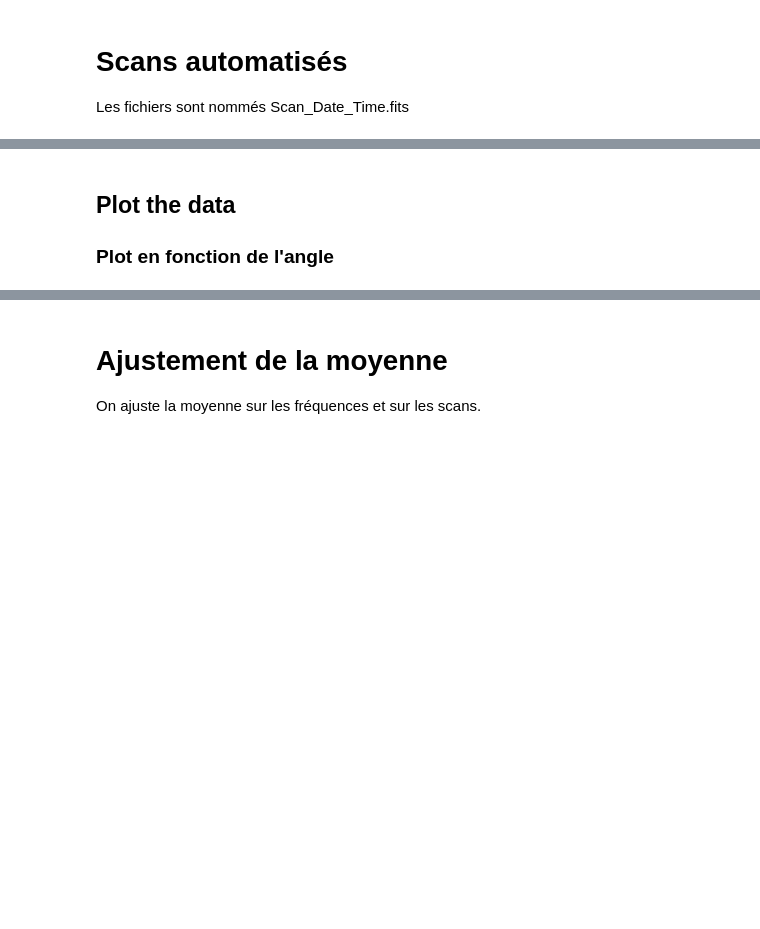
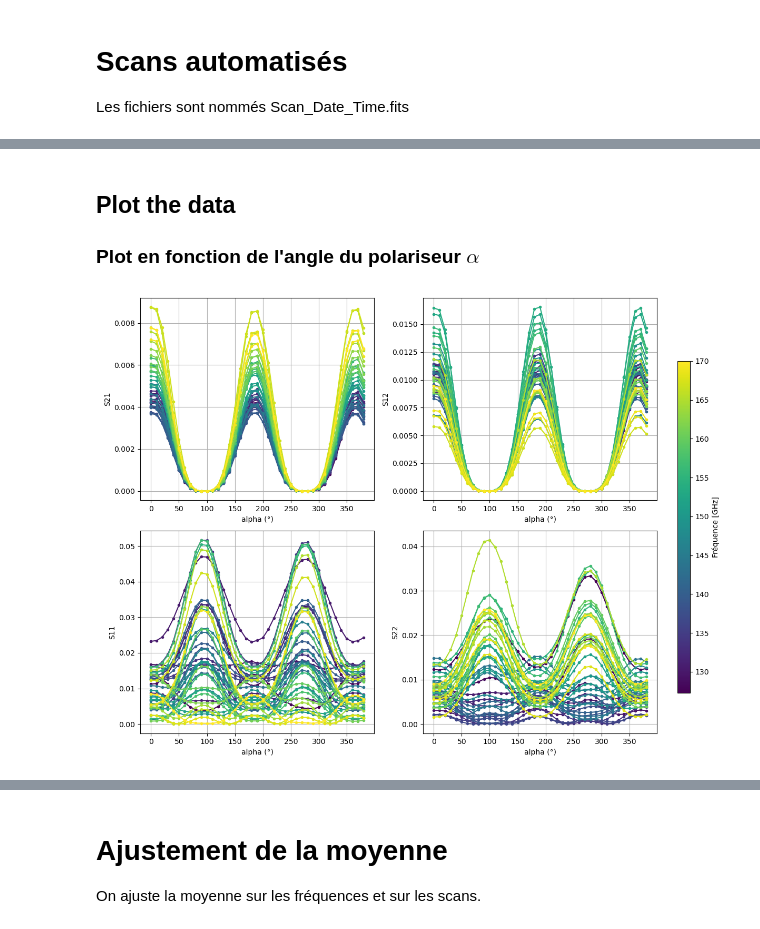
Before and after one commit to mousset/COSMOCal, a Jupyter notebook: Analyse_Scan_polariseur.ipynb, the cells around one changed output, grey strips where cells are left out. Drawn from its saved outputs; the diff is of its cells as text; code cells hidden in the pictures; blank space fills up the shorter version.

```diff
--- a/Analyse_Scan_polariseur.ipynb
+++ b/Analyse_Scan_polariseur.ipynb
@@ -53,13 +94,17 @@ print(thetaR)
 # %%
-hdul.info()  # View structure
-freq_samples = hdul[0].data *1e-9  # Access frequency samples
-mag = hdul[1].data  # Access magnitude
-phi = hdul[2].data  # Access phase
+freq_samples = hdul[0].data *1e-9  # Access frequency samples [GHz]
+mag = hdul[1].data  # Access magnitude [dB]
+phi = hdul[2].data  # Access phase [deg]
 
-# mag = hdul[0].data  # Access magnitude
-# phi = hdul[1].data  # Access phase
+fstart_ind = np.argwhere(freq_samples > 127)[0][0]
+print(f"First frequency sample above 127 GHz is at index {fstart_ind}, corresponding to {freq_samples[fstart_ind]:.2f} GHz")
+
+### For the first scans, magnitude and phase were in the first two extensions, the frequency samples were not saved
+# mag = hdul[0].data  # Access magnitude [dB]
+# phi = hdul[1].data  # Access phase [deg]
 
 print(mag.shape)  # Check shape of magnitude data [(nstep, nS, points)]
 
+### Convert magnitude from dB to linear scale
 mag_lin = 10**(mag/10)
 print(freq_samples)
@@ -66,53 +126,61 @@ print(freq_samples)
 # %% [markdown]
 ## Plot the data
 
-### Plot en fonction de l'angle
+### Plot en fonction de l'angle du polariseur $\alpha$
 # %%
-### Plot chaque fréquence
+### Plot plusieurs fréquences
+#freqs = [0,2, 3, 10, 15, 20, 30, 40]
 
-freqs = [0,2, 3, 10, 15, 20, 30, 40]
-freqs = np.arange(10,60)
+freqs = np.arange(fstart_ind, 60)
 
 nf = len(freqs)
 tt = np.arange(0, 380)
-colors, norm, cmap = dml.get_colors(nf, cmap_name='viridis', vmin=0, vmax=nf-1)
-fig, ax = plt.subplots(2, 2, figsize=(8, 8))
+
+# Utiliser les vraies valeurs de fréquence pour la normalisation
+freq_values = freq_samples[freqs]
+norm = Normalize(vmin=freq_values.min(), vmax=freq_values.max())
+cmap = plt.cm.get_cmap('viridis')
+
+fig, ax = plt.subplots(2, 2, figsize=(12, 9))
 ax = ax.ravel()
 for i, f in enumerate(freqs):
-    ax[0].plot(alpha, mag_lin[:, 0, f], '.-', color=colors[i]) # S21
-    ax[1].plot(alpha, mag_lin[:, 1, f], '.-', color=colors[i]) # S12
-    ax[2].plot(alpha, mag_lin[:, 2, f], '.-', color=colors[i]) # S11
-    ax[3].plot(alpha, mag_lin[:, 3, f], '.-', color=colors[i]) # S22
+    color = cmap(norm(freq_samples[f]))
+    ax[0].plot(alpha, mag_lin[:, 0, f], '.-', color=color) # S21
+    ax[1].plot(alpha, mag_lin[:, 1, f], '.-', color=color) # S12
+    ax[2].plot(alpha, mag_lin[:, 2, f], '.-', color=color) # S11
+    ax[3].plot(alpha, mag_lin[:, 3, f], '.-', color=color) # S22
 
 ax[0].set_xlabel("alpha (°)")
 ax[0].set_ylabel("S21")
 #ax[0].set_yscale('log')
 ax[0].grid(10)
 
 ax[1].set_xlabel("alpha (°)")
 ax[1].set_ylabel("S12")
 #ax[1].set_yscale('log')
 ax[1].grid(10)
 
 ax[2].set_xlabel("alpha (°)")
 ax[2].set_ylabel("S11")
 #ax[2].set_yscale('log')
 ax[2].grid(10)
 
 ax[3].set_xlabel("alpha (°)")
 ax[3].set_ylabel("S22")
 #ax[3].set_yscale('log')
 ax[3].grid(10)
-# créer une colorbar qui montre l'échelle d'indices (ou de valeurs réelles)
+
+# créer une seule colorbar pour tous les plots
 sm = ScalarMappable(cmap=cmap, norm=norm)
 sm.set_array([])  # nécessaire pour colorbar
-cbar = plt.colorbar(sm, ax=ax[0])
-cbar = plt.colorbar(sm, ax=ax[1])
-cbar = plt.colorbar(sm, ax=ax[2])
-cbar = plt.colorbar(sm, ax=ax[3])
-cbar.set_label('Indice de la fréquence')
+cbar_ax = fig.add_axes([0.92, 0.15, 0.02, 0.7])
+cbar = fig.colorbar(sm, cax=cbar_ax)
+cbar.set_label('Fréquence [GHz]')
 
-fig.tight_layout()
-#fig.savefig(f"../Plots/Scan_allfreqs.png", dpi=300)
+fig.tight_layout(rect=[0, 0, 0.9, 1])
+if save_plots:
+    fig.savefig(plot_path + f"Scan_{scan}_allfrequencies.png", dpi=300)
+# %% [output]
+[figure, added]
 # %%
 # Plot la moyenne sur les fréquences
```
Also changed, not shown: parts of 40 cells of this notebook.
